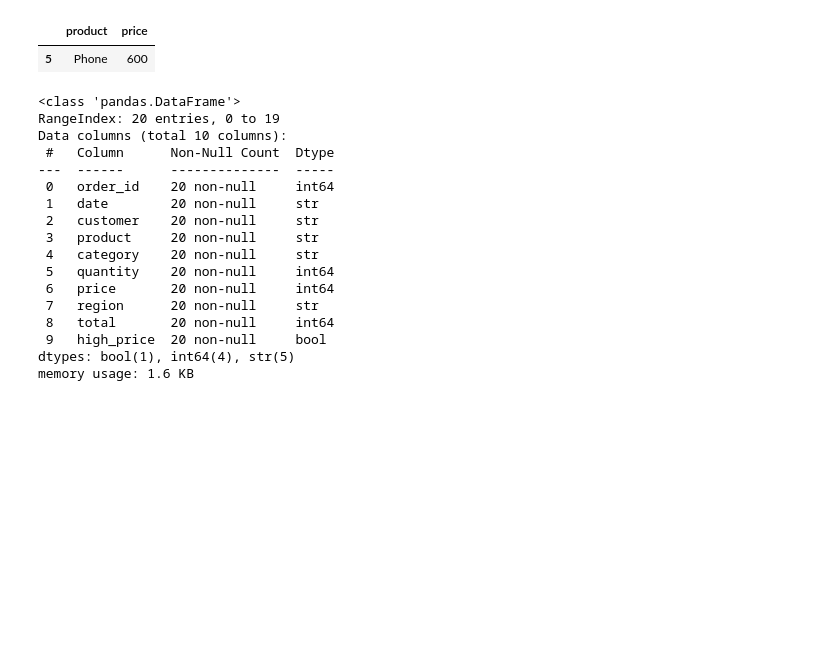
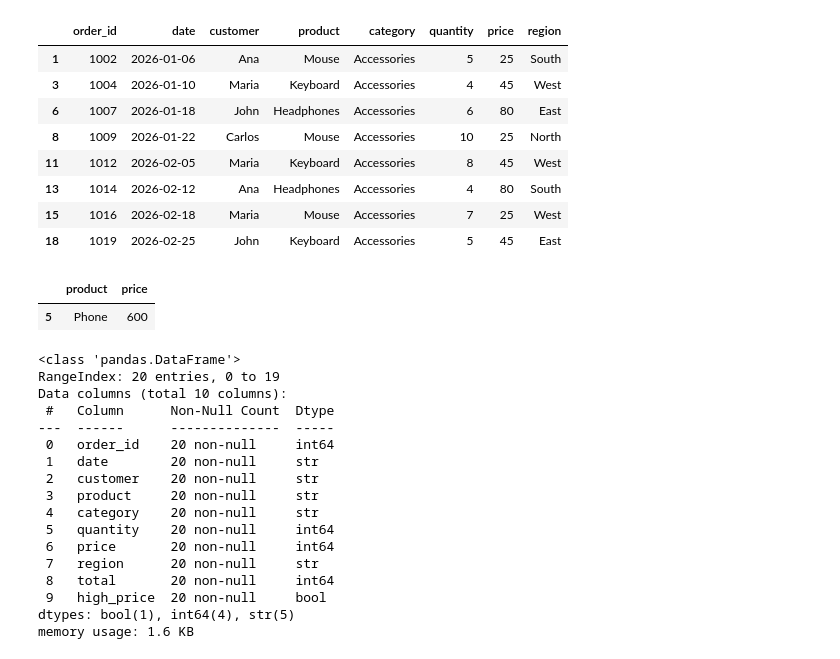
Before and after one commit to ronirgp/pandas-sales-analysis, a Jupyter notebook: notebooks/sales_analysis.ipynb, the cells around one changed output. Saved outputs shown, nothing was run; the diff lists cells and outputs as text; code cells hidden in the pictures; blank space fills up the shorter version.

Commit message:
Add query filtering

```diff
--- a/notebooks/sales_analysis.ipynb
+++ b/notebooks/sales_analysis.ipynb
@@ -2,6 +2,18 @@
 import pandas as pd
 
 df = pd.read_csv(r"C:\Users\Ronal\OneDrive\Desktop\pandas-sales-analysis\data\sales.csv")
+# %%
+df.query("quantity > 3")
+# %% [output]
+|  | order_id | date | customer | product | category | quantity | price | region |
+| 1 | 1002 | 2026-01-06 | Ana | Mouse | Accessories | 5 | 25 | South |
+| 3 | 1004 | 2026-01-10 | Maria | Keyboard | Accessories | 4 | 45 | West |
+| 6 | 1007 | 2026-01-18 | John | Headphones | Accessories | 6 | 80 | East |
+| 8 | 1009 | 2026-01-22 | Carlos | Mouse | Accessories | 10 | 25 | North |
+| 11 | 1012 | 2026-02-05 | Maria | Keyboard | Accessories | 8 | 45 | West |
+| 13 | 1014 | 2026-02-12 | Ana | Headphones | Accessories | 4 | 80 | South |
+| 15 | 1016 | 2026-02-18 | Maria | Mouse | Accessories | 7 | 25 | West |
+| 18 | 1019 | 2026-02-25 | John | Keyboard | Accessories | 5 | 45 | East |
 # %%
 df.iloc[[5]][["product", "price"]]
 # %% [output]
```
Also changed, not shown: 1 other file.
